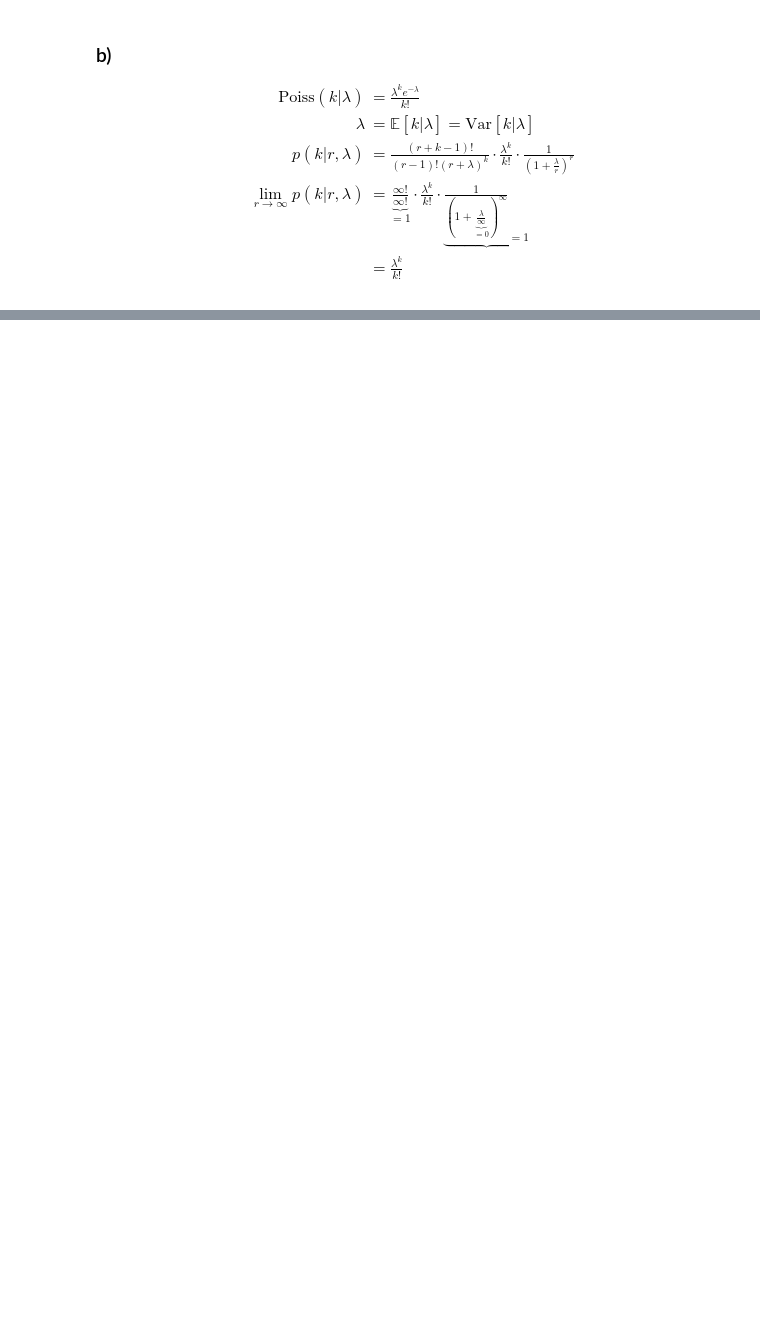
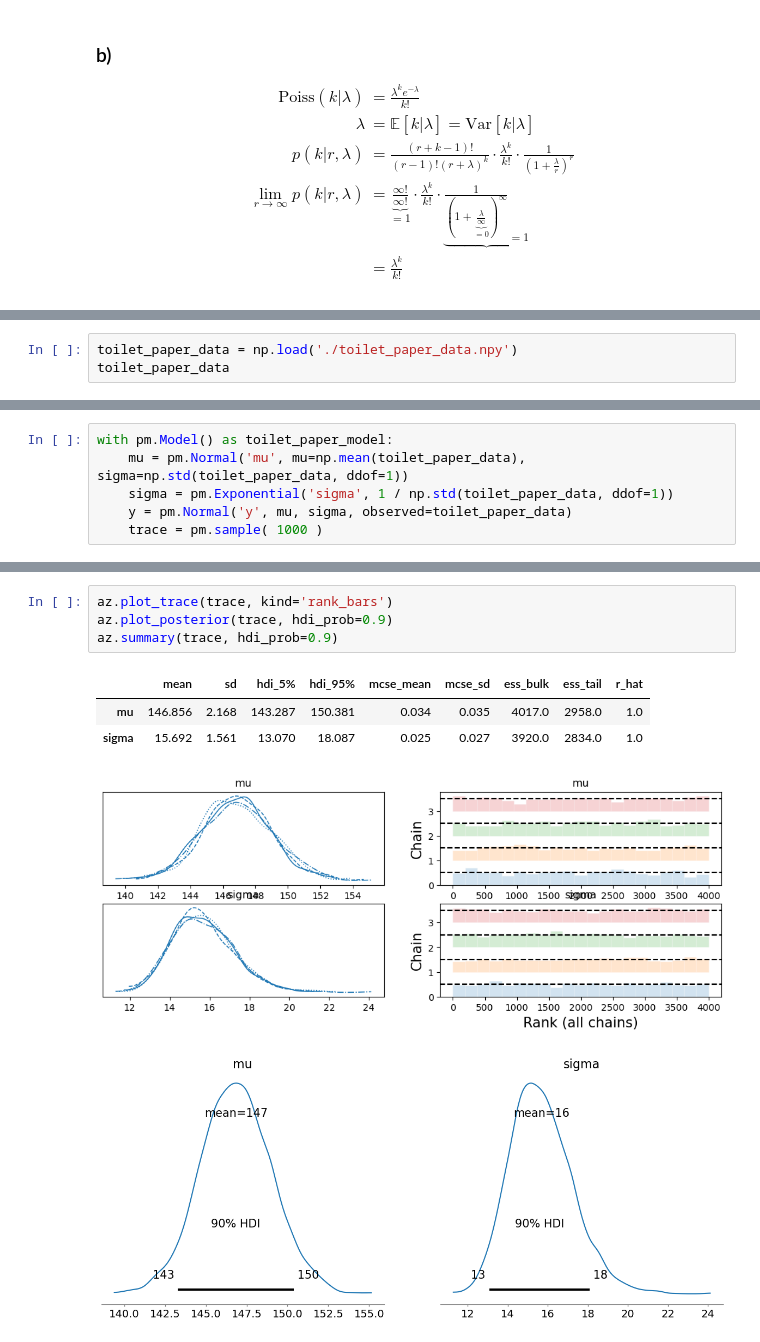
Before and after one commit to marbetschar/ZHAW-Bayesian-Machine-Learning-HS25, a Jupyter notebook: notebooks/week05/Exercises/BML_Exercises_Week_05.ipynb, the cells around one changed output, grey strips where cells are left out. Drawn from its saved outputs; the diff is of its cells as text; blank space fills up the shorter version.

```diff
--- a/notebooks/week05/Exercises/BML_Exercises_Week_05.ipynb
+++ b/notebooks/week05/Exercises/BML_Exercises_Week_05.ipynb
@@ -75,0 +95,3 @@ $$
+# %%
+toilet_paper_data = np.load('./toilet_paper_data.npy')
+toilet_paper_data
@@ -75,0 +107,6 @@ $$
+# %%
+with pm.Model() as toilet_paper_model:
+    mu = pm.Normal('mu', mu=np.mean(toilet_paper_data), sigma=np.std(toilet_paper_data, ddof=1))
+    sigma = pm.Exponential('sigma', 1 / np.std(toilet_paper_data, ddof=1))
+    y = pm.Normal('y', mu, sigma, observed=toilet_paper_data)
+    trace = pm.sample( 1000 )
@@ -75,0 +116,10 @@ $$
+# %%
+az.plot_trace(trace, kind='rank_bars')
+az.plot_posterior(trace, hdi_prob=0.9)
+az.summary(trace, hdi_prob=0.9)
+# %% [output]
+|  | mean | sd | hdi_5% | hdi_95% | mcse_mean | mcse_sd | ess_bulk | ess_tail | r_hat |
+| mu | 146.856 | 2.168 | 143.287 | 150.381 | 0.034 | 0.035 | 4017.0 | 2958.0 | 1.0 |
+| sigma | 15.692 | 1.561 | 13.070 | 18.087 | 0.025 | 0.027 | 3920.0 | 2834.0 | 1.0 |
+[figure, added]
+[figure, added]
```
Also changed, not shown: parts of 33 cells of this notebook, 3 other files.
